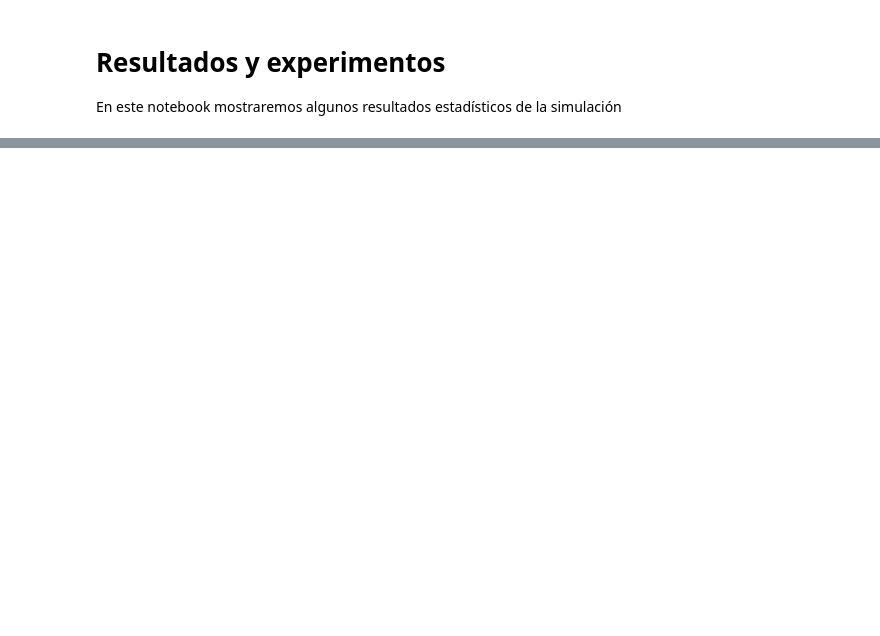
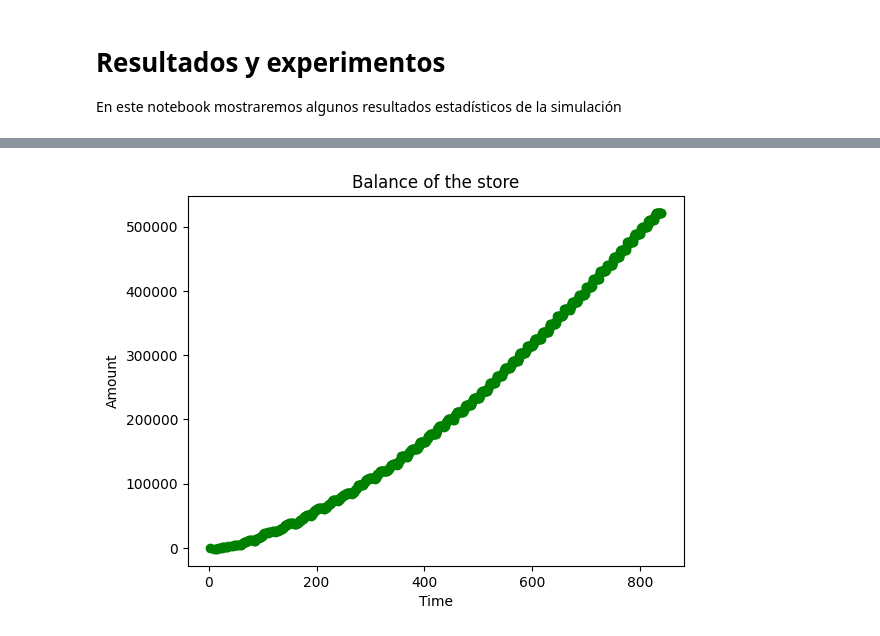
Before and after one commit to IronBeardX/sim_project, a Jupyter notebook: clean_code/results.ipynb, the cells around one changed output, grey strips where cells are left out. Saved outputs shown, nothing was run; the diff lists cells and outputs as text; code cells hidden in the pictures; blank space fills up the shorter version.

```diff
--- a/clean_code/results.ipynb
+++ b/clean_code/results.ipynb
@@ -24,0 +25,4 @@ sim_statistics.plot_sells()
+# %%
+sim_statistics.plot_balance()
+# %% [output]
+[figure, added]
```
Also changed, not shown: parts of 3 cells of this notebook, 4 other files.
